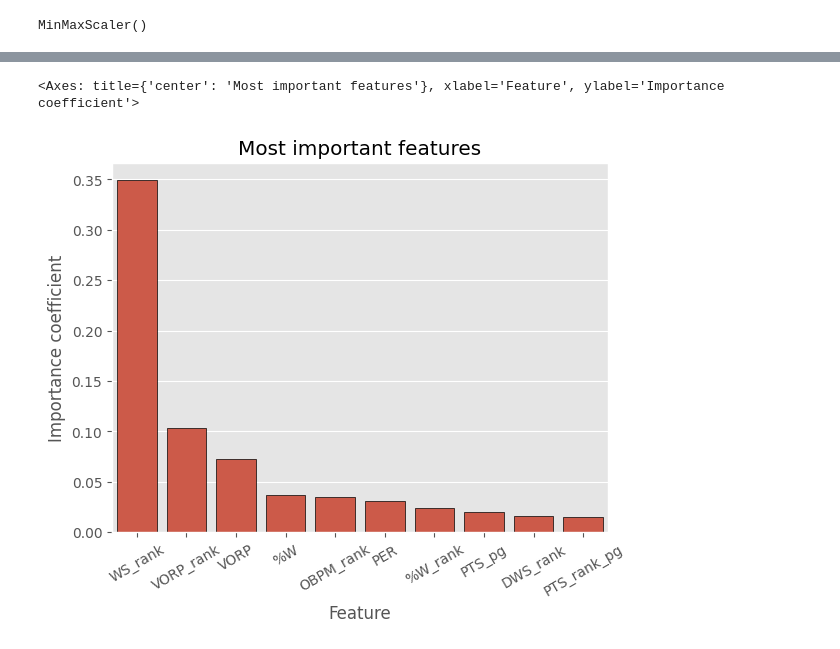
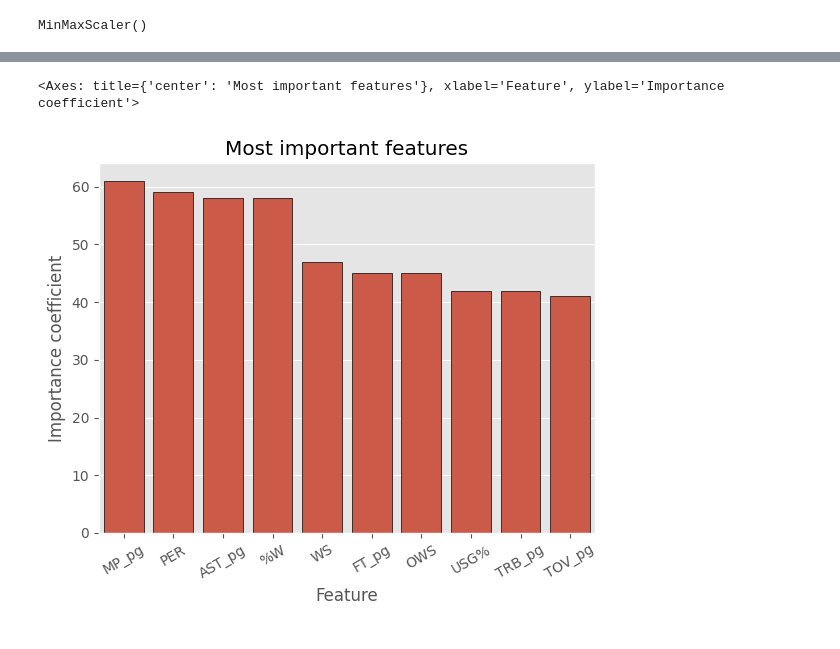
Before and after one commit to Rodrixx05/nba-mvp-prediction-modelling, a Jupyter notebook: modelling_lgbm.ipynb, the cells around one changed output, grey strips where cells are left out. Drawn from its saved outputs; the diff is of its cells as text; code cells hidden in the pictures.

```diff
--- a/modelling_lgbm.ipynb
+++ b/modelling_lgbm.ipynb
@@ -70,9 +74,8 @@ col_to_ohe = 'Pos'
 # %%
 pipe_clean = Pipeline(steps = [
     ('DropPlayersMultiTeams', prep.DropPlayersMultiTeams()),
-    ('OutlierFilter', prep.OutlierFilter(q = .0005, col_to_filter = cols_to_filter)),
+    ('AdjustColumns', prep.AdjustCols(cols_to_adjust = cols_to_filter)),
     ('SetIndex', prep.SetIndex()),
-    ('OHE', prep.OHE(col_to_ohe)),
     ('DropColumns', prep.DropColumns(cols_to_drop)),
     ('DropPlayers', prep.DropPlayers()),
 ])
@@ -123,5 +146,5 @@ real_targets = {'train': y_train, 'val': y_val}
 #     pipe_scale.set_params(**{'ArrayToDf__index': index_param})
 #     datasets[key] = pipe_scale.transform(dataset)
 # %%
-mlflow.set_experiment('XGBoost')
+mlflow.set_experiment('LightGBM v2')
 # %% [output]
@@ -137,6 +152,14 @@ param_grid = {
+# %%
+param_grid = {
+    'num_leaves': [50, 30],
+    'n_estimators': [130, 100],
+    'learning_rate': [.5, .7],
+    'min_child_samples': [10, 5],
+    'max_depth': [3, 2]
+    }
 # %%
 with mlflow.start_run():
-    estimator = xgb.XGBRegressor(random_state = 23)
+    estimator = LGBMRegressor(random_state = 23)
 
     model = GridSearchCV(estimator, param_grid, scoring = ('neg_root_mean_squared_error', 'r2'), refit = 'neg_root_mean_squared_error', cv = 10, verbose = 2)
 
@@ -152,7 +175,7 @@ with mlflow.start_run():
 
     mod.log_sampling_ratio_mlflow(sampling_ratio)
 
-    mod.log_params_mlflow_xgb(best_params)
+    mod.log_params_mlflow_lgbm(best_params)
 
     mod.log_metrics_mlflow(real_targets, predicted_targets, cv_scores)
 
@@ -162,7 +185,7 @@ with mlflow.start_run():
 
     mod.log_features_mlflow(X_train, csv_path)
 
-    mod.log_important_features_mlflow(mod.display_feature_importances_xgb(best_model))
+    mod.log_important_features_mlflow(mod.display_feature_importances_lgbm(best_model))
 
     mod.log_val_results_mlflow(*mod.display_val_results_graphs(real_targets['val'], predicted_targets['val']))
 # %% [output]
@@ -329,8 +356,8 @@ no_contenders_df[no_contenders_df['PredShare'] > 0.1]
 # %%
-mod.display_feature_importances_xgb(best_model)
+mod.display_feature_importances_lgbm(best_model)
 # %% [output]
 <Axes: title={'center': 'Most important features'}, xlabel='Feature', ylabel='Importance coefficient'>
-[figure, old version]
+[figure, new version]
 # %%
 cont_df, no_cont_df = mod.get_val_results(real_targets['val'], predicted_targets['val'])
 # %%
```
Also changed, not shown: parts of 14 cells of this notebook.
